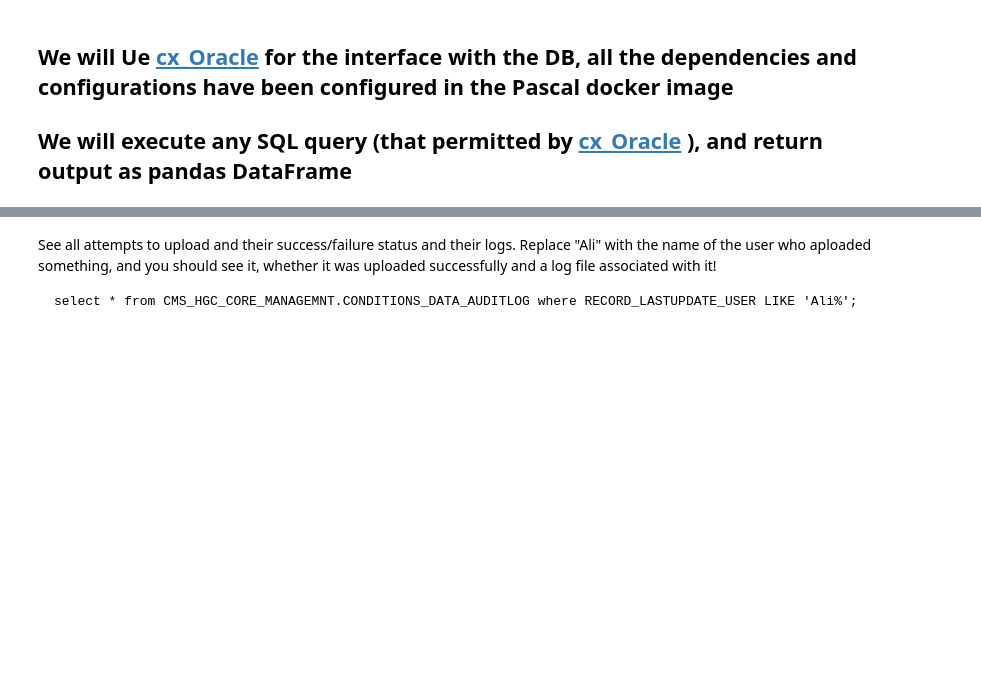
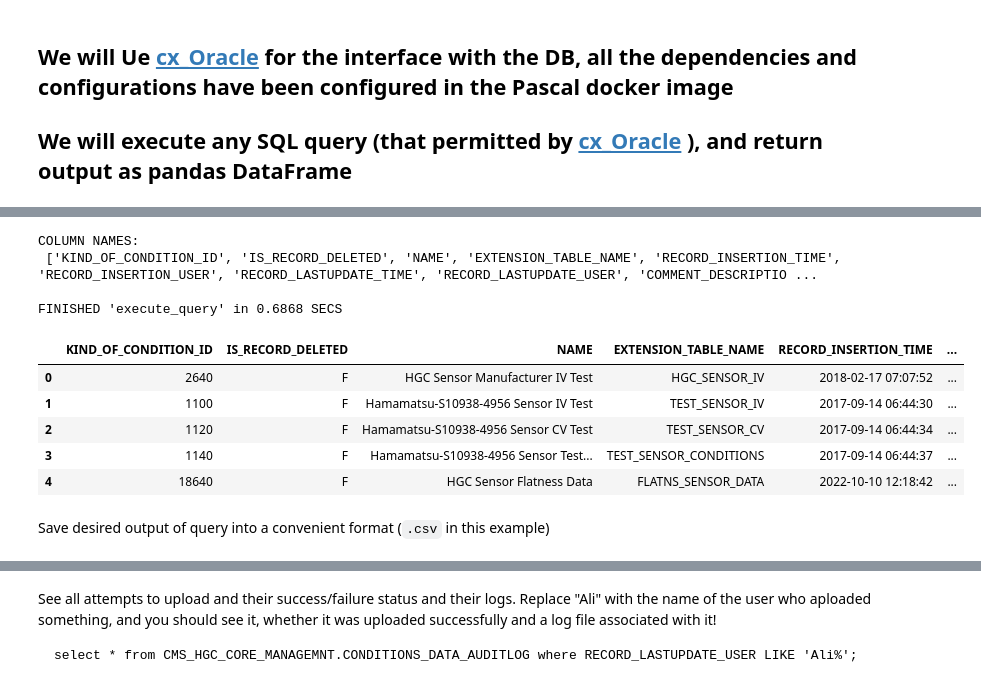
Before and after one commit to AliAlkadhim/PASCAL, a Jupyter notebook: notebooks/MAIN_Pascal_Tutorial1_V1.ipynb, the cells around one changed output, grey strips where cells are left out. Saved outputs shown, nothing was run; the diff lists cells and outputs as text; code cells hidden in the pictures; blank space fills up the shorter version.

```diff
--- a/notebooks/MAIN_Pascal_Tutorial1_V1.ipynb
+++ b/notebooks/MAIN_Pascal_Tutorial1_V1.ipynb
@@ -250,6 +239,6 @@ def execute_query(QUERY, maxrows ='all', outformat='DF', saveformat=None, outstr
 
 
     if saveformat=='CSV':
-        df.to_csv(f'{outstring}.csv')
+        df.to_csv(os.path.join(OUTPUT_DIR, f'{outstring}.csv'))
     # print(df.head())
     return df
@@ -255,0 +275,16 @@ def execute_query(QUERY, maxrows ='all', outformat='DF', saveformat=None, outstr
+# %%
+ df=execute_query(QUERY="select * from CMS_HGC_CORE_COND.KINDS_OF_CONDITIONS")
+ df.head()
+# %% [output]
+COLUMN NAMES:
+ ['KIND_OF_CONDITION_ID', 'IS_RECORD_DELETED', 'NAME', 'EXTENSION_TABLE_NAME', 'RECORD_INSERTION_TIME', 'RECORD_INSERTION_USER', 'RECORD_LASTUPDATE_TIME', 'RECORD_LASTUPDATE_USER', 'COMMENT_DESCRIPTIO ...
+
+FINISHED 'execute_query' in 0.6868 SECS
+|  | KIND_OF_CONDITION_ID | IS_RECORD_DELETED | NAME | EXTENSION_TABLE_NAME | RECORD_INSERTION_TIME | ... |
+| 0 | 2640 | F | HGC Sensor Manufacturer IV Test | HGC_SENSOR_IV | 2018-02-17 07:07:52 | ... |
+| 1 | 1100 | F | Hamamatsu-S10938-4956 Sensor IV Test | TEST_SENSOR_IV | 2017-09-14 06:44:30 | ... |
+| 2 | 1120 | F | Hamamatsu-S10938-4956 Sensor CV Test | TEST_SENSOR_CV | 2017-09-14 06:44:34 | ... |
+| 3 | 1140 | F | Hamamatsu-S10938-4956 Sensor Test... | TEST_SENSOR_CONDITIONS | 2017-09-14 06:44:37 | ... |
+| 4 | 18640 | F | HGC Sensor Flatness Data | FLATNS_SENSOR_DATA | 2022-10-10 12:18:42 | ... |
+# %% [markdown]
+Save desired output of query into a convenient format (`.csv` in this example)
```
Also changed, not shown: parts of 18 cells of this notebook, 16 other files.
